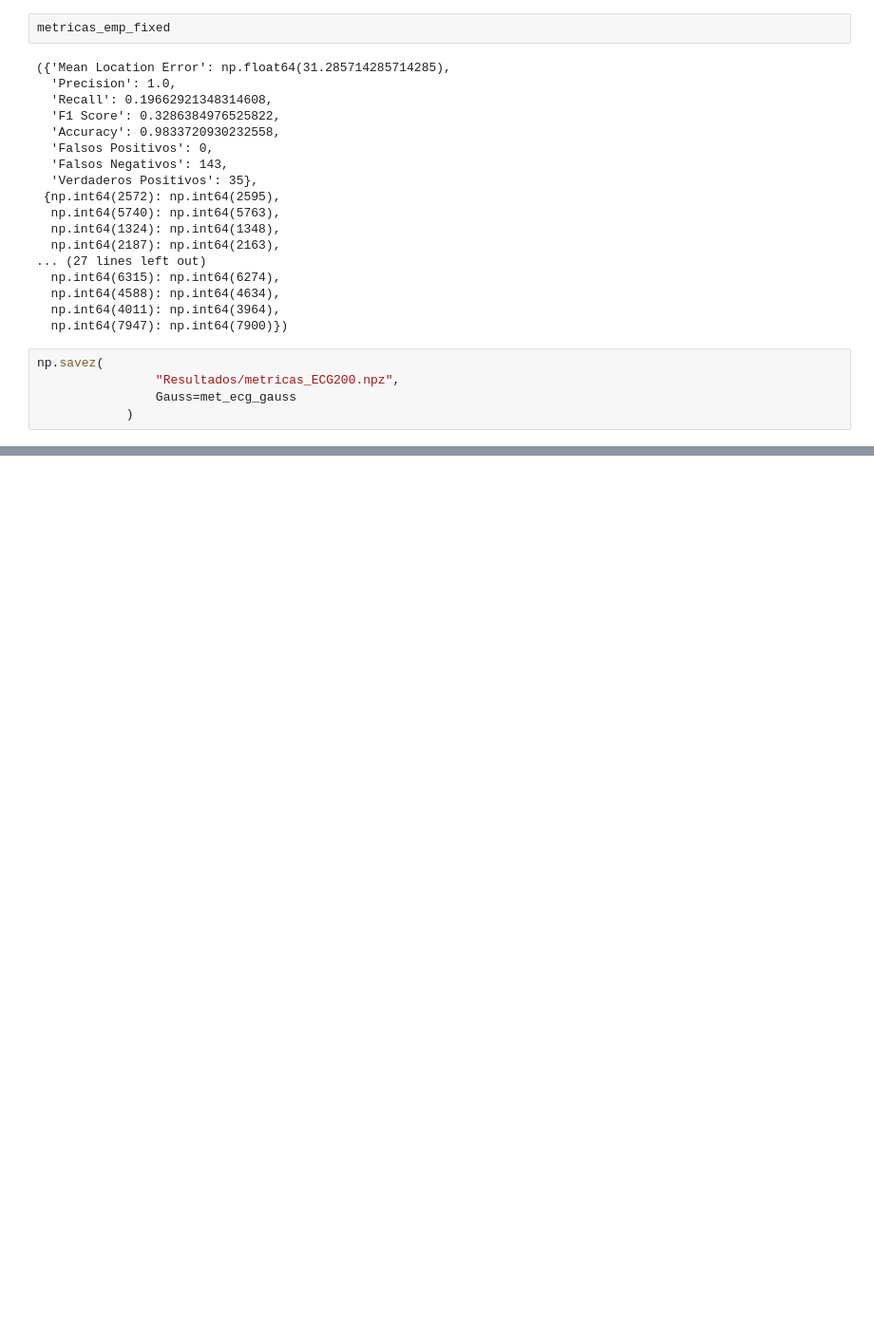
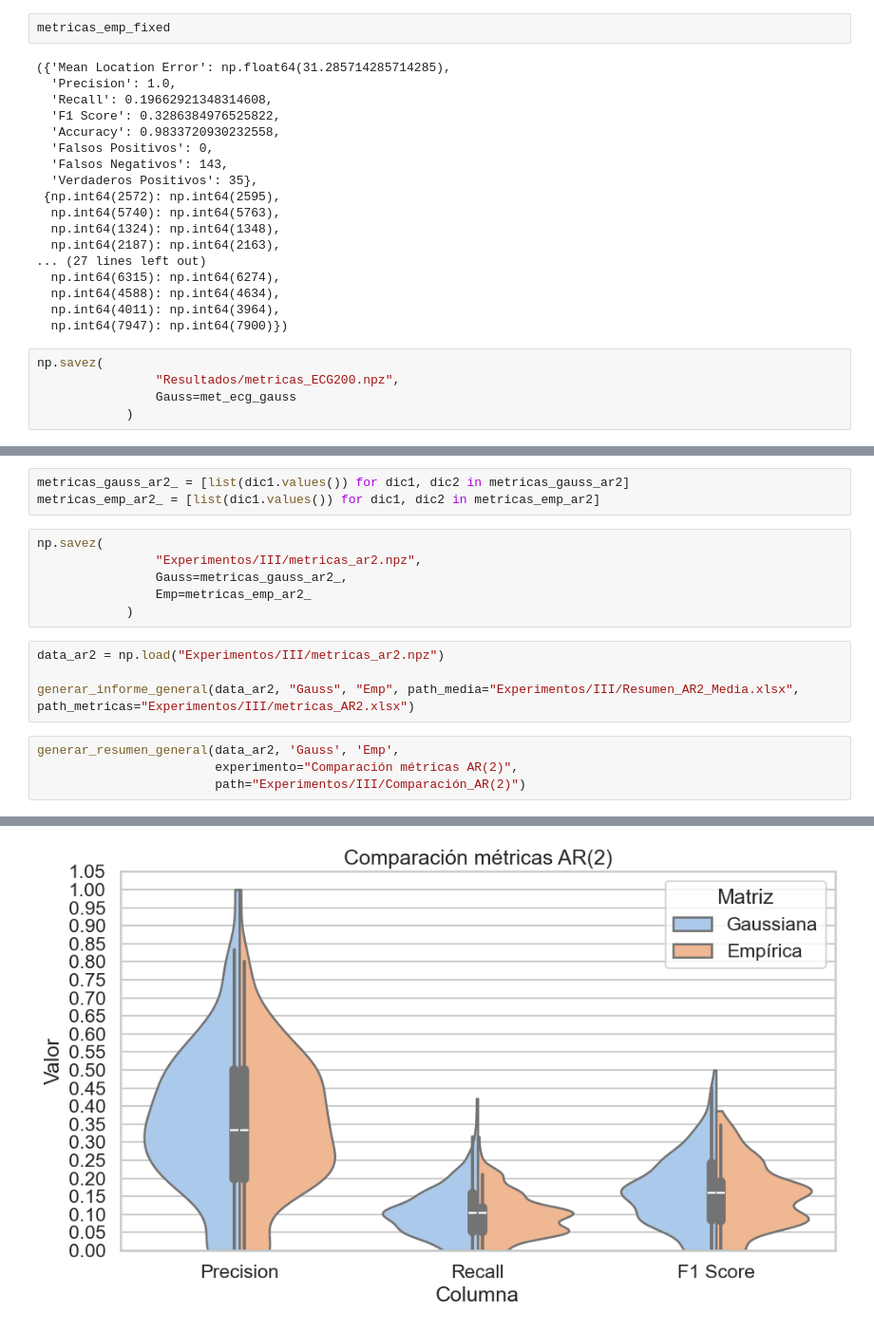
Before and after one commit to JohanAlv24/PI_Deteccion_Puntos_Cambio, a Jupyter notebook: analysis_notebook.ipynb, the cells around one changed output, grey strips where cells are left out. Shown at 95% size. Cells and saved outputs as stored; diff of their text form; blank space fills up the shorter version.

```diff
--- a/analysis_notebook.ipynb
+++ b/analysis_notebook.ipynb
@@ -566,0 +922,18 @@ np.savez(
+# %%
+metricas_gauss_ar2_ = [list(dic1.values()) for dic1, dic2 in metricas_gauss_ar2]
+metricas_emp_ar2_ = [list(dic1.values()) for dic1, dic2 in metricas_emp_ar2]
+# %%
+np.savez(
+                "Experimentos/III/metricas_ar2.npz",
+                Gauss=metricas_gauss_ar2_,
+                Emp=metricas_emp_ar2_
+            )
+# %%
+data_ar2 = np.load("Experimentos/III/metricas_ar2.npz")
+
+generar_informe_general(data_ar2, "Gauss", "Emp", path_media="Experimentos/III/Resumen_AR2_Media.xlsx", path_metricas="Experimentos/III/metricas_AR2.xlsx")
+# %%
+generar_resumen_general(data_ar2, 'Gauss', 'Emp',
+                        experimento="Comparación métricas AR(2)",
+                        path="Experimentos/III/Comparación_AR(2)")
+# %% [output]
@@ -566,0 +960 @@ np.savez(
+[figure, added]
```
Also changed, not shown: parts of 23 cells of this notebook, 17 other files.
